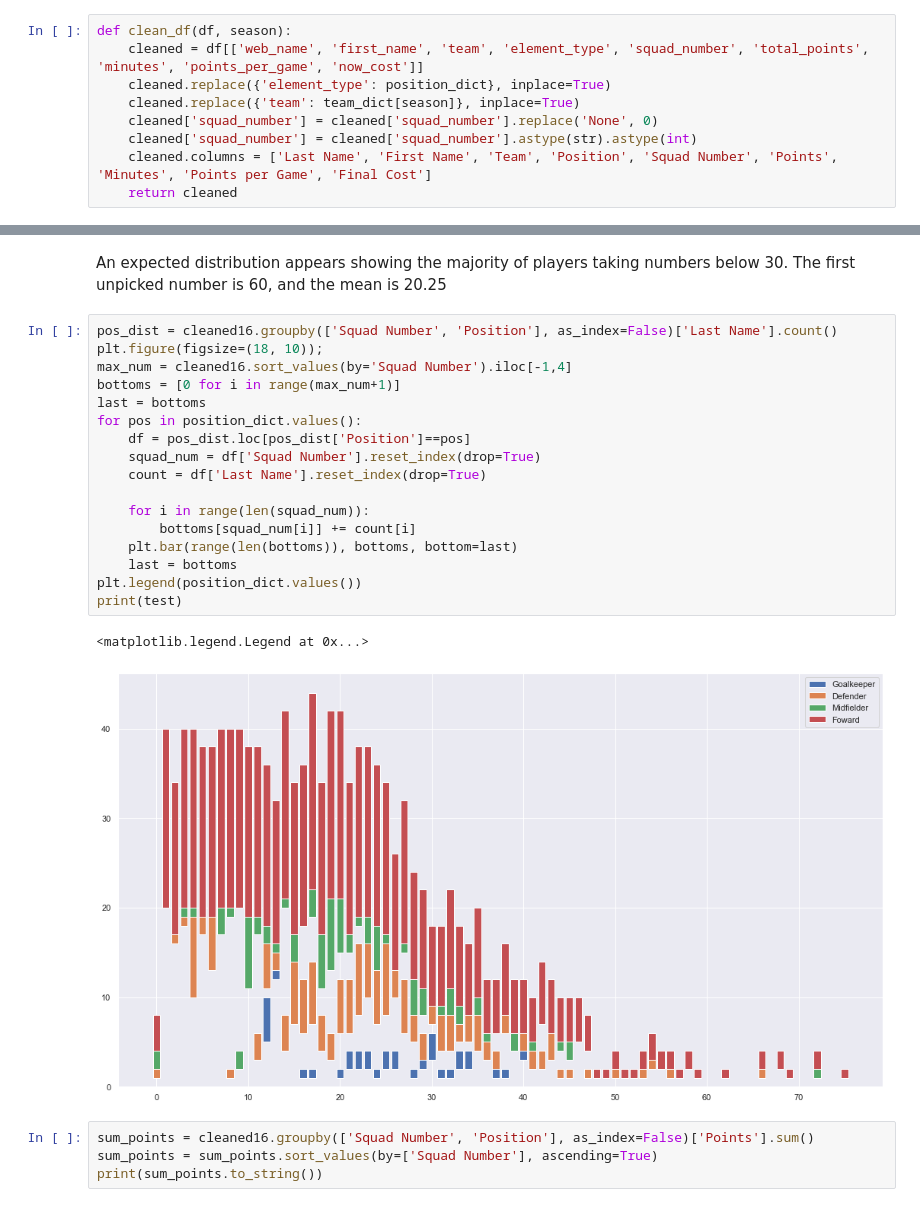
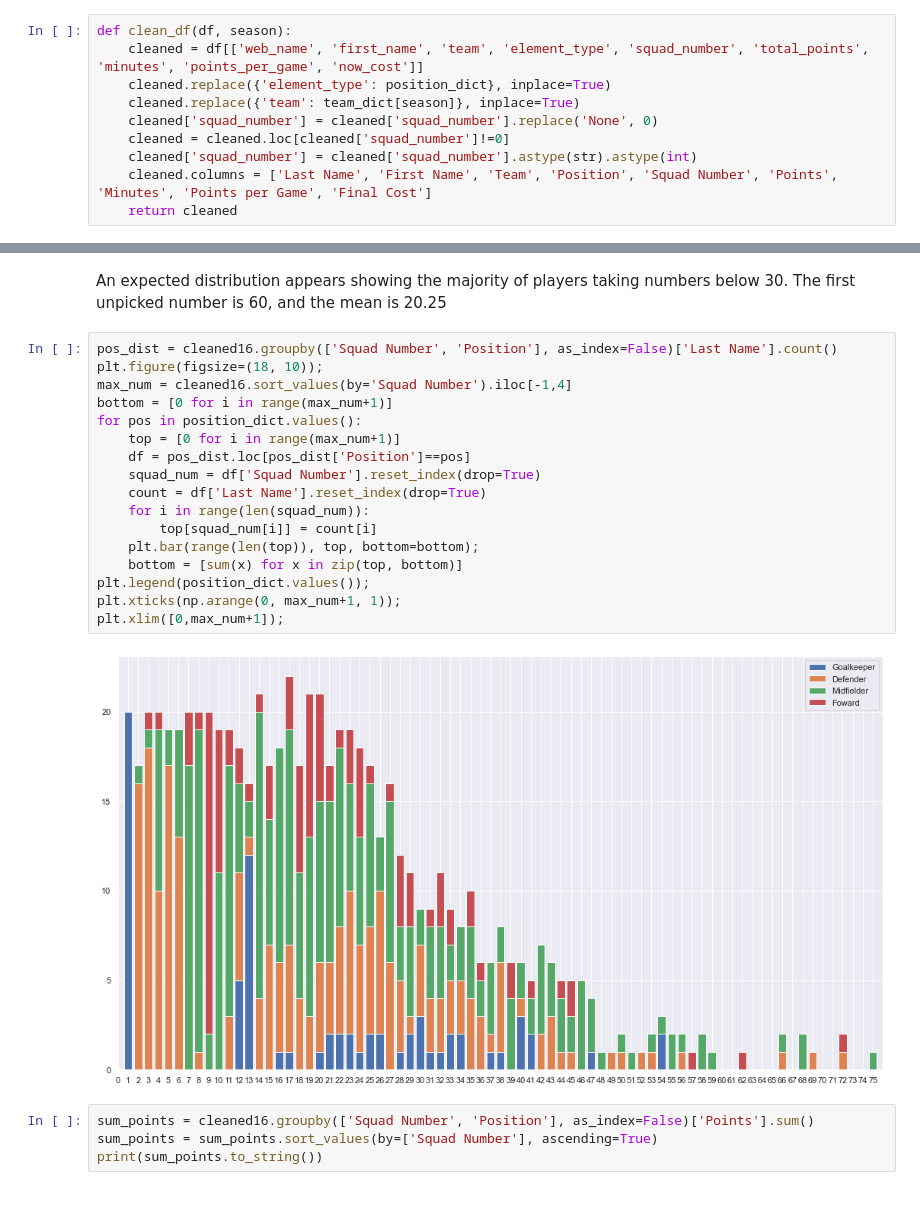
Before and after one commit to ggdurrant/PL-Shirt-Numbers, a Jupyter notebook: shirt_numbers.ipynb, the cells around one changed output, grey strips where cells are left out. Cells and saved outputs as stored; diff of their text form.

Commit message:
added distribution by position

```diff
--- a/shirt_numbers.ipynb
+++ b/shirt_numbers.ipynb
@@ -53,6 +69,7 @@ def clean_df(df, season):
     cleaned.replace({'element_type': position_dict}, inplace=True)
     cleaned.replace({'team': team_dict[season]}, inplace=True)
     cleaned['squad_number'] = cleaned['squad_number'].replace('None', 0)
+    cleaned = cleaned.loc[cleaned['squad_number']!=0]
     cleaned['squad_number'] = cleaned['squad_number'].astype(str).astype(int)
     cleaned.columns = ['Last Name', 'First Name', 'Team', 'Position', 'Squad Number', 'Points', 'Minutes', 'Points per Game', 'Final Cost']
     return cleaned
@@ -97,23 +114,22 @@ An expected distribution appears showing the majority of players taking numbers
 # %%
 pos_dist = cleaned16.groupby(['Squad Number', 'Position'], as_index=False)['Last Name'].count()
 plt.figure(figsize=(18, 10));
 max_num = cleaned16.sort_values(by='Squad Number').iloc[-1,4]
-bottoms = [0 for i in range(max_num+1)]
-last = bottoms
+bottom = [0 for i in range(max_num+1)]
 for pos in position_dict.values():
+    top = [0 for i in range(max_num+1)]
     df = pos_dist.loc[pos_dist['Position']==pos]
     squad_num = df['Squad Number'].reset_index(drop=True)
     count = df['Last Name'].reset_index(drop=True)
-
     for i in range(len(squad_num)):
-        bottoms[squad_num[i]] += count[i]
-    plt.bar(range(len(bottoms)), bottoms, bottom=last)
-    last = bottoms
-plt.legend(position_dict.values())
-print(test)
+        top[squad_num[i]] = count[i]
+    plt.bar(range(len(top)), top, bottom=bottom);
+    bottom = [sum(x) for x in zip(top, bottom)]
+plt.legend(position_dict.values());
+plt.xticks(np.arange(0, max_num+1, 1));
+plt.xlim([0,max_num+1]);
 # %% [output]
-<matplotlib.legend.Legend at 0x...>
-[figure, old version]
+[figure, new version]
 # %%
 sum_points = cleaned16.groupby(['Squad Number', 'Position'], as_index=False)['Points'].sum()
 sum_points = sum_points.sort_values(by=['Squad Number'], ascending=True)
```
Also changed, not shown: parts of 3 cells of this notebook.
